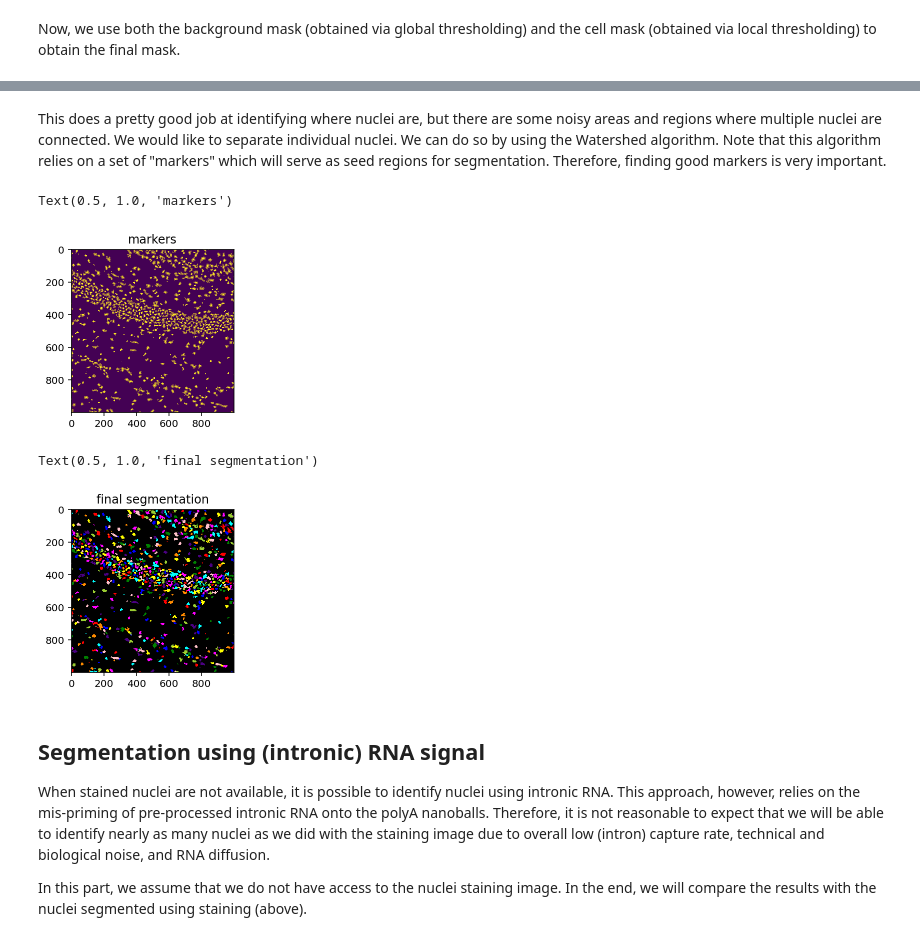
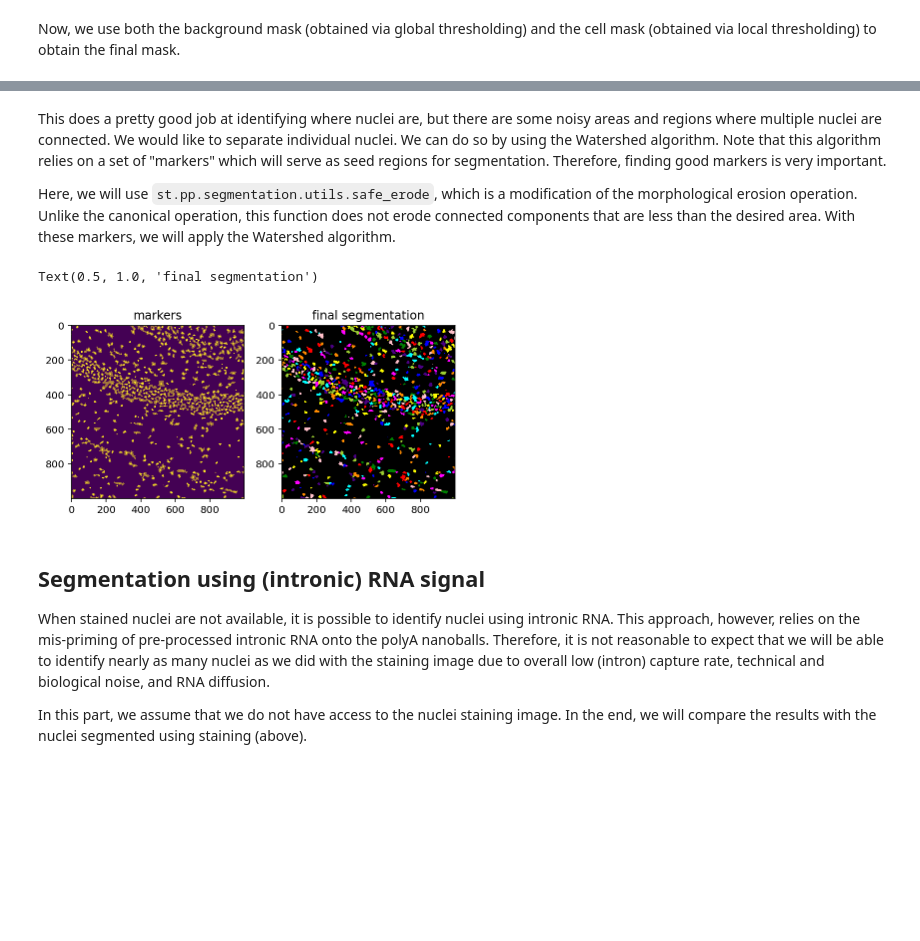
Before and after one commit to aristoteleo/spateo-notebooks, a Jupyter notebook: nuclei_segmentation.ipynb, the cells around one changed output, grey strips where cells are left out. Cells and saved outputs as stored; diff of their text form; code cells hidden in the pictures; blank space fills up the shorter version.

```diff
--- a/nuclei_segmentation.ipynb
+++ b/nuclei_segmentation.ipynb
@@ -84,0 +87,10 @@ Text(0.5, 1.0, 'nuclei segmentation')
+# %%
+nuclei_mask = st.pp.segmentation.icell.mask_nuclei_from_stain(
+    tif, otsu_classes=3, otsu_index=0, local_k=45, mk=7
+)
+fig, axes = plt.subplots(ncols=2, figsize=(6, 3), tight_layout=True)
+axes[0].imshow(tif)
+axes[0].set_title('nuclei')
+
+axes[1].imshow(nuclei_mask)
+axes[1].set_title('nuclei segmentation')
@@ -85,28 +100,25 @@ Text(0.5, 1.0, 'nuclei segmentation')
 # %% [markdown]
 This does a pretty good job at identifying where nuclei are, but there are some noisy areas and regions where multiple nuclei are connected. We would like to separate individual nuclei. We can do so by using the Watershed algorithm. Note that this algorithm relies on a set of "markers" which will serve as seed regions for segmentation. Therefore, finding good markers is very important.
+
+Here, we will use `st.pp.segmentation.utils.safe_erode`, which is a modification of the morphological erosion operation. Unlike the canonical operation, this function does not erode connected components that are less than the desired area. With these markers, we will apply the Watershed algorithm.
 # %%
-eroded = st.pp.segmentation.utils.erode_safe(
-    nuclei_mask, 3, square=True, min_area=100, n_iter=5
+marker_mask = st.pp.segmentation.utils.safe_erode(
+    nuclei_mask, 3, square=False, min_area=100, n_iter=10
+)
+watershed = st.pp.segmentation.label.watershed(
+    tif, nuclei_mask, marker_mask, 5
 )
 
-fig, ax = plt.subplots(figsize=(3, 3), tight_layout=True)
-ax.imshow(nuclei_mask)
-ax.imshow(eroded, alpha=0.5)
-ax.set_title('markers')
+fig, axes = plt.subplots(ncols=2, figsize=(6, 3), tight_layout=True)
+axes[0].imshow(nuclei_mask)
+axes[0].imshow(marker_mask, alpha=0.5)
+axes[0].set_title('markers')
+
+axes[1].imshow(skimage.color.label2rgb(watershed, bg_label=0))
+axes[1].set_title('final segmentation')
 # %% [output]
-Text(0.5, 1.0, 'markers')
+Text(0.5, 1.0, 'final segmentation')
-[figure, old version]
+[figure, new version]
-# %%
-markers = cv2.connectedComponents(eroded.astype(np.uint8))[1]
-blur = st.pp.segmentation.utils.conv2d(tif, 5, mode='gauss')
-watershed = skimage.segmentation.watershed(-blur, markers, mask=nuclei_mask)
-
-fig, ax = plt.subplots(figsize=(3, 3), tight_layout=True)
-ax.imshow(skimage.color.label2rgb(watershed, bg_label=0))
-ax.set_title('final segmentation')
-# %% [output]
-Text(0.5, 1.0, 'final segmentation')
-[figure, removed]
 # %% [markdown]
 ## Segmentation using (intronic) RNA signal
 
```
Also changed, not shown: parts of 8 cells of this notebook.
